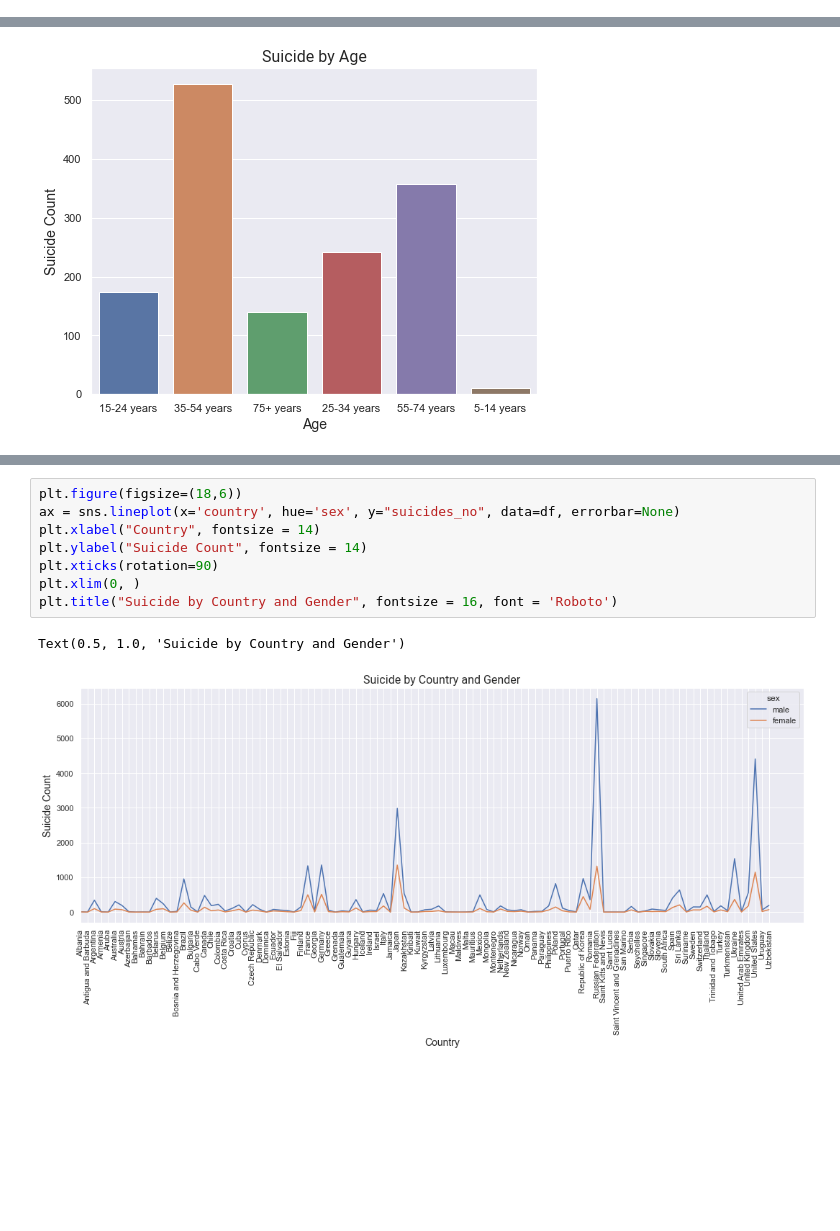
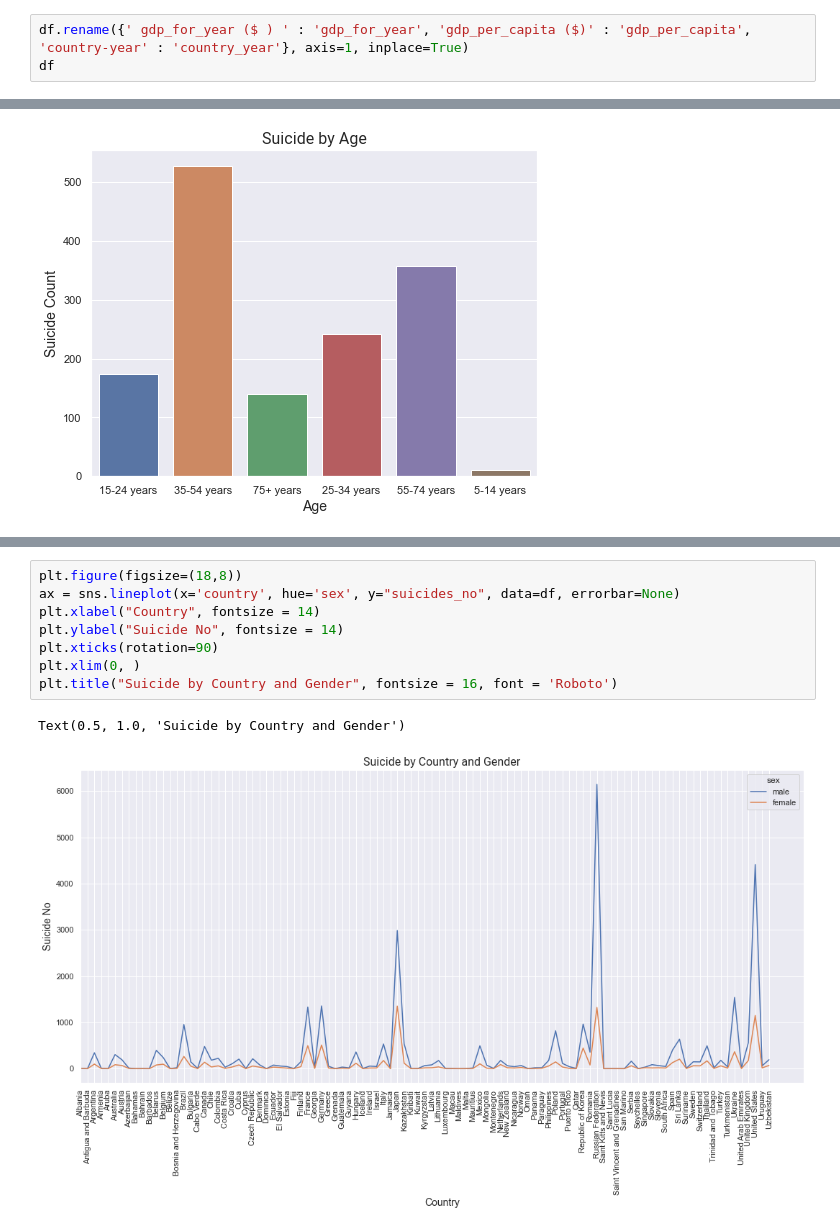
Before and after one commit to ronaldonyango/us-accidents-eda, a Jupyter notebook: Suicide_Rates.ipynb, the cells around one changed output, grey strips where cells are left out. Drawn from its saved outputs; the diff is of its cells as text; blank space fills up the shorter version.

```diff
--- a/Suicide_Rates.ipynb
+++ b/Suicide_Rates.ipynb
@@ -15,3 +23,6 @@ df.head()
 | 2 | Albania | 1987 | female | 15-24 years | 14 | 289700 | 4.83 | Albania1987 | ... |
 | 3 | Albania | 1987 | male | 75+ years | 1 | 21800 | 4.59 | Albania1987 | ... |
 | 4 | Albania | 1987 | male | 25-34 years | 9 | 274300 | 3.28 | Albania1987 | ... |
+# %%
+df.rename({' gdp_for_year ($ ) ' : 'gdp_for_year', 'gdp_per_capita ($)' : 'gdp_per_capita', 'country-year' : 'country_year'}, axis=1, inplace=True)
+df
@@ -261,11 +412,11 @@ Index(['country', 'year', 'sex', 'age', 'suicides_no', 'population',
 # %%
-plt.figure(figsize=(18,6))
+plt.figure(figsize=(18,8))
 ax = sns.lineplot(x='country', hue='sex', y="suicides_no", data=df, errorbar=None)
 plt.xlabel("Country", fontsize = 14)
-plt.ylabel("Suicide Count", fontsize = 14)
+plt.ylabel("Suicide No", fontsize = 14)
 plt.xticks(rotation=90)
 plt.xlim(0, )
 plt.title("Suicide by Country and Gender", fontsize = 16, font = 'Roboto')
 # %% [output]
 Text(0.5, 1.0, 'Suicide by Country and Gender')
-[figure, old version]
+[figure, new version]
```
Also changed, not shown: parts of 56 cells of this notebook.
